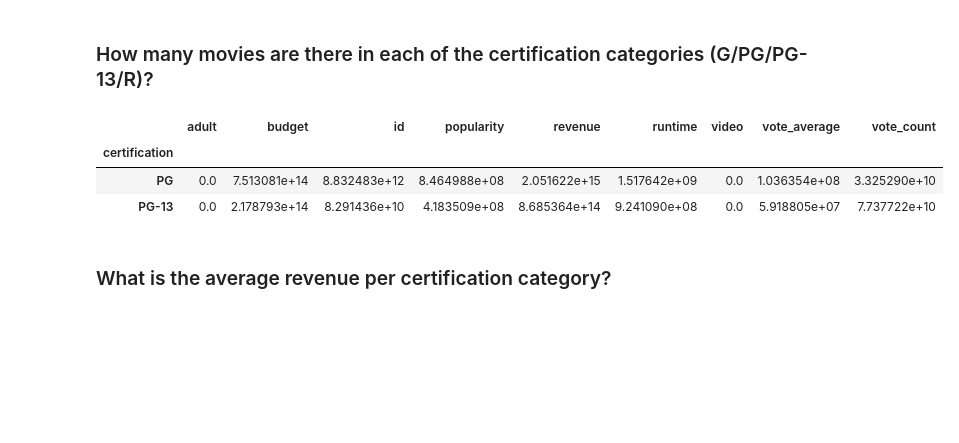
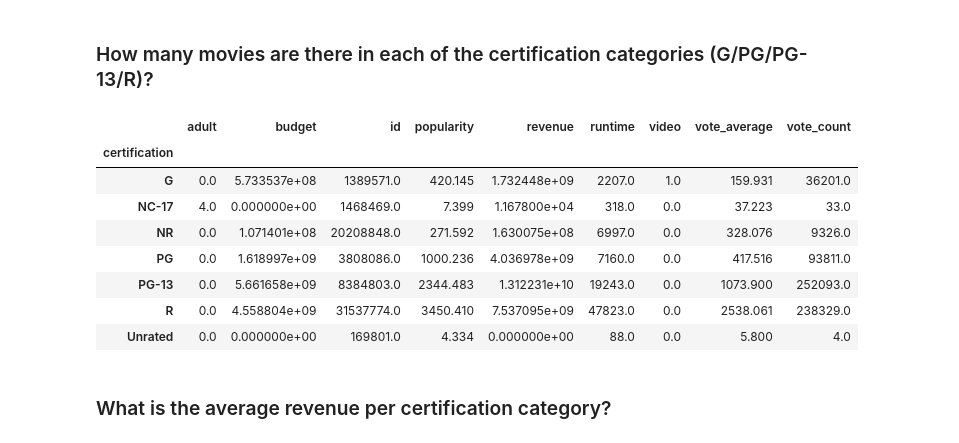
Before and after one commit to Luz-Dobbins/Movie-Database, a Jupyter notebook: Project 3 Part 2.ipynb, the cells around one changed output. Drawn from its saved outputs; the diff is of its cells as text; code cells hidden in the pictures; blank space fills up the shorter version.

```diff
--- a/Project 3 Part 2.ipynb
+++ b/Project 3 Part 2.ipynb
@@ -9,7 +9,7 @@ import numpy as np
 year_2000 = pd.read_csv('Data/final_tmdb_data_2000.csv.gz')
 year_2001 = pd.read_csv('Data/final_tmdb_data_2001.csv.gz')
 # %%
-df = pd.concat([year_2000, year_2001], axis=1)
+df = pd.concat([year_2000, year_2001], axis=0)
 df.head()
 # %% [output]
 |  | imdb_id | adult | backdrop_path | belongs_to_collection | budget | genres | homepage | id | ... |
@@ -91,12 +68,17 @@ Name: revenue, dtype: float64
 # %% [markdown]
 ### How many movies are there in each of the certification categories (G/PG/PG-13/R)?
 # %%
-df_merg.groupby('certification').sum()
+df.groupby('certification').sum()
 # %% [output]
 |  | adult | budget | id | popularity | revenue | runtime | video | vote_average | vote_count |
 | certification |  |  |  |  |  |  |  |  |  |
-| PG | 0.0 | 7.513081e+14 | 8.832483e+12 | 8.464988e+08 | 2.051622e+15 | 1.517642e+09 | 0.0 | 1.036354e+08 | 3.325290e+10 |
-| PG-13 | 0.0 | 2.178793e+14 | 8.291436e+10 | 4.183509e+08 | 8.685364e+14 | 9.241090e+08 | 0.0 | 5.918805e+07 | 7.737722e+10 |
+| G | 0.0 | 5.733537e+08 | 1389571.0 | 420.145 | 1.732448e+09 | 2207.0 | 1.0 | 159.931 | 36201.0 |
+| NC-17 | 4.0 | 0.000000e+00 | 1468469.0 | 7.399 | 1.167800e+04 | 318.0 | 0.0 | 37.223 | 33.0 |
+| NR | 0.0 | 1.071401e+08 | 20208848.0 | 271.592 | 1.630075e+08 | 6997.0 | 0.0 | 328.076 | 9326.0 |
+| PG | 0.0 | 1.618997e+09 | 3808086.0 | 1000.236 | 4.036978e+09 | 7160.0 | 0.0 | 417.516 | 93811.0 |
+| PG-13 | 0.0 | 5.661658e+09 | 8384803.0 | 2344.483 | 1.312231e+10 | 19243.0 | 0.0 | 1073.900 | 252093.0 |
+| R | 0.0 | 4.558804e+09 | 31537774.0 | 3450.410 | 7.537095e+09 | 47823.0 | 0.0 | 2538.061 | 238329.0 |
+| Unrated | 0.0 | 0.000000e+00 | 169801.0 | 4.334 | 0.000000e+00 | 88.0 | 0.0 | 5.800 | 4.0 |
 # %% [markdown]
 ### What is the average revenue per certification category?
 # %%
```
Also changed, not shown: parts of 10 cells of this notebook, 1 other file.
